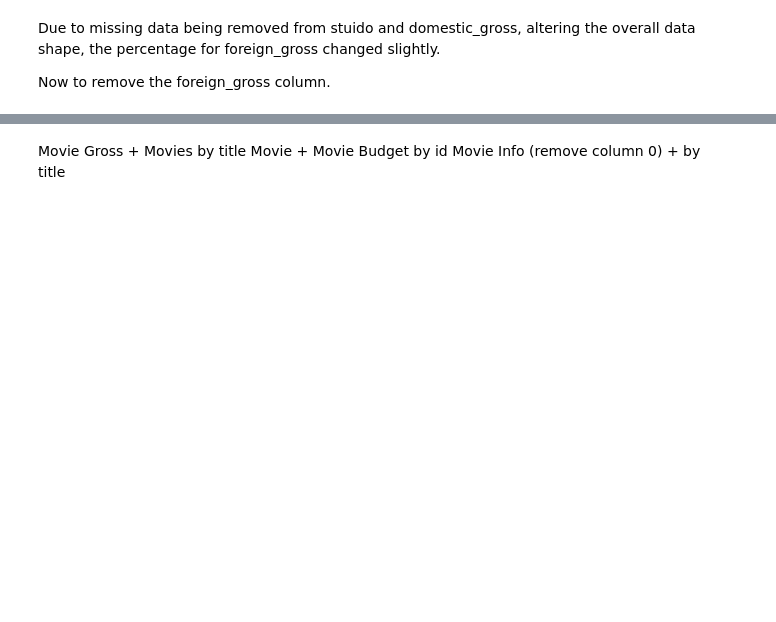
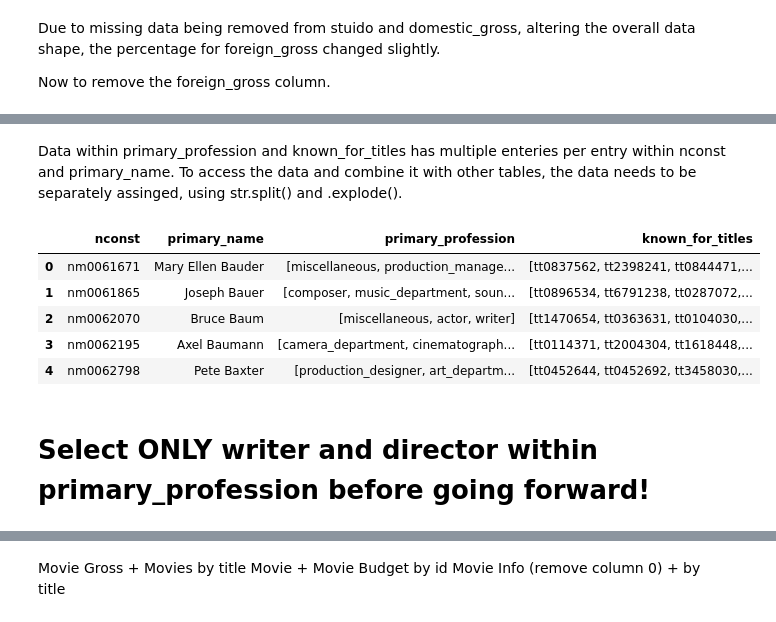
Before and after one commit to adstephens/dsc-phase-1-project-v2-3, a Jupyter notebook: student.ipynb, the cells around one changed output, grey strips where cells are left out. Cells and saved outputs as stored; diff of their text form; code cells hidden in the pictures; blank space fills up the shorter version.

```diff
--- a/student.ipynb
+++ b/student.ipynb
@@ -303,7 +325,7 @@ NBdf
 # %%
-# Delete birth_year, death_year
-NBdf = NBrawdf.drop(columns=['birth_year', 'death_year'])
-NBdf.head()
+# Delete birth_year, death_year and assign new df
+NBDdf = NBrawdf.drop(columns=['birth_year', 'death_year'])
+NBDdf.head()
 # %% [output]
 |  | nconst | primary_name | primary_profession | known_for_titles |
 | 0 | nm0061671 | Mary Ellen Bauder | miscellaneous,production_manager,... | tt0837562,tt2398241,tt0844471,tt0... |
@@ -313,0 +351,3 @@ NBdf.head()
+# %%
+# Removing the null values from columns
+NBDdf = NBDdf.dropna(subset=['primary_profession', 'known_for_titles'])
@@ -313,0 +401,15 @@ NBdf.head()
+# %% [markdown]
+Data within primary_profession and known_for_titles has multiple enteries per entry within nconst and primary_name. To access the data and combine it with other tables, the data needs to be separately assinged, using str.split() and .explode().
+# %%
+# Seperating the strings within columns by "," and replacing
+# the columns within the same df.
+NBDdf["primary_profession"] = NBDdf["primary_profession"].str.split(",")
+NBDdf["known_for_titles"] = NBDdf["known_for_titles"].str.split(",")
+NBDdf.head()
+# %% [output]
+|  | nconst | primary_name | primary_profession | known_for_titles |
+| 0 | nm0061671 | Mary Ellen Bauder | [miscellaneous, production_manage... | [tt0837562, tt2398241, tt0844471,... |
+| 1 | nm0061865 | Joseph Bauer | [composer, music_department, soun... | [tt0896534, tt6791238, tt0287072,... |
+| 2 | nm0062070 | Bruce Baum | [miscellaneous, actor, writer] | [tt1470654, tt0363631, tt0104030,... |
+| 3 | nm0062195 | Axel Baumann | [camera_department, cinematograph... | [tt0114371, tt2004304, tt1618448,... |
+| 4 | nm0062798 | Pete Baxter | [production_designer, art_departm... | [tt0452644, tt0452692, tt3458030,... |
@@ -313,0 +419,2 @@ NBdf.head()
+# %% [markdown]
+# Select ONLY writer and director within primary_profession before going forward!
```
Also changed, not shown: parts of 65 cells of this notebook.
